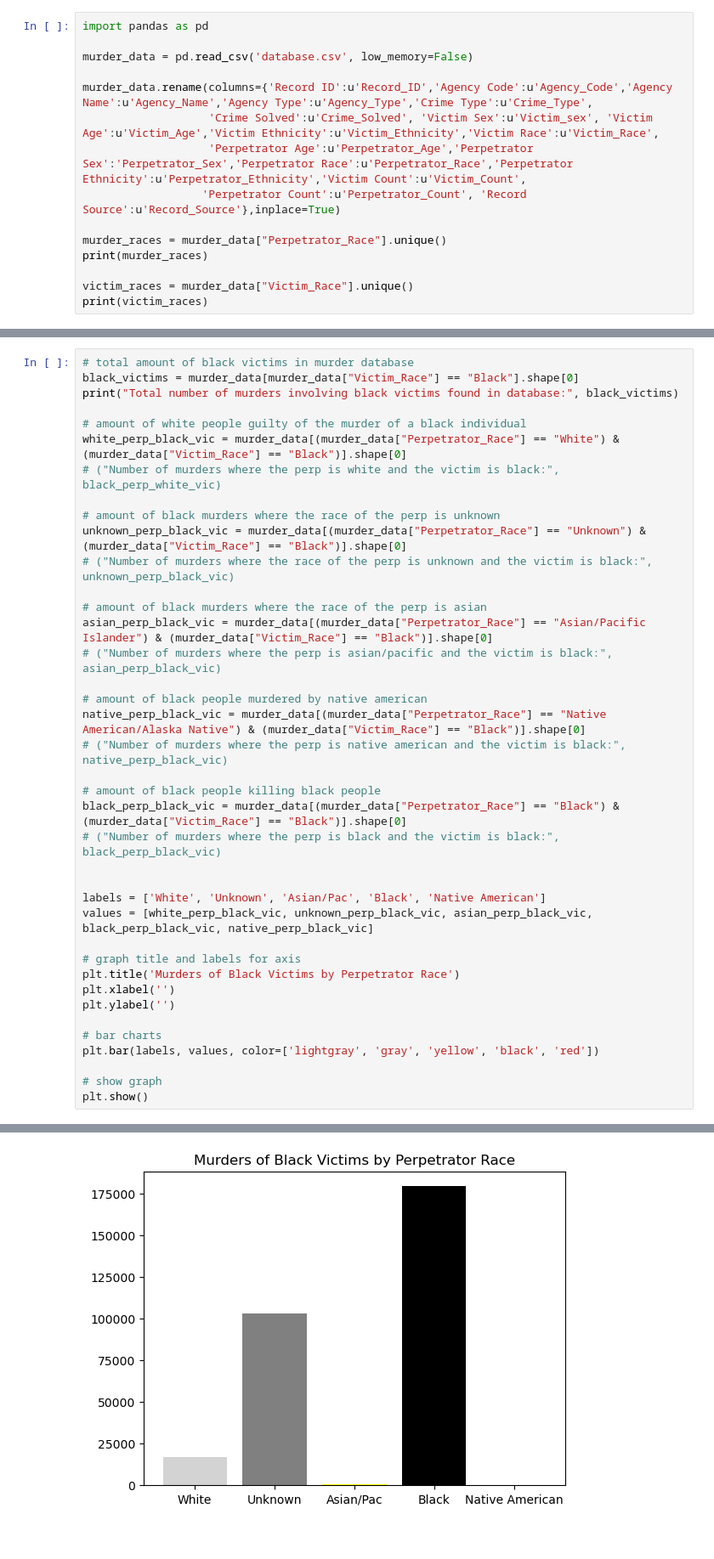
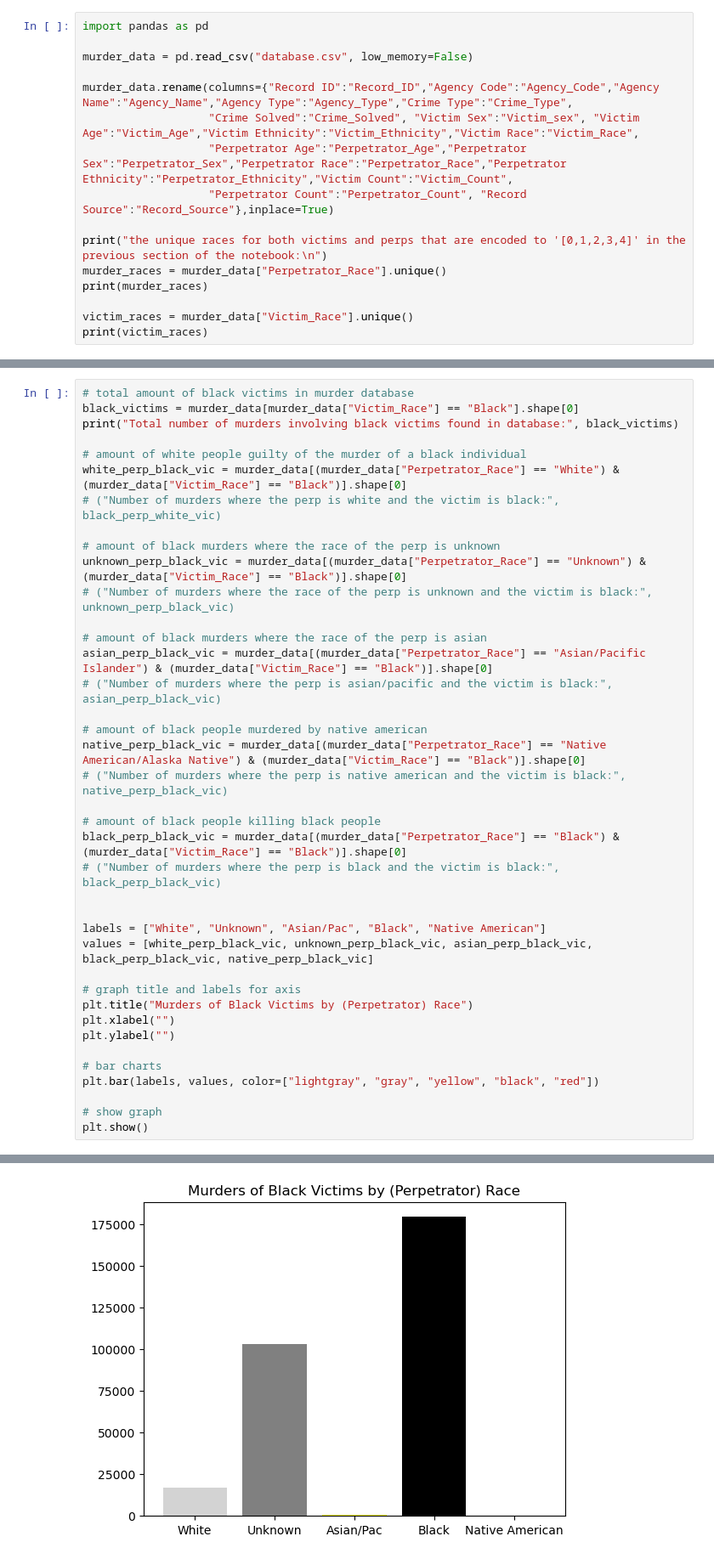
Before and after one commit to peethree/machine-learning, a Jupyter notebook: machine_learning_project.ipynb, the cells around one changed output, grey strips where cells are left out. Shown at 85% size. Cells and saved outputs as stored; diff of their text form.

```diff
--- a/machine_learning_project.ipynb
+++ b/machine_learning_project.ipynb
@@ -83,13 +60,14 @@ Name: Perpetrator_Race, dtype: float64
 # %%
 import pandas as pd
 
-murder_data = pd.read_csv('database.csv', low_memory=False)
+murder_data = pd.read_csv("database.csv", low_memory=False)
 
-murder_data.rename(columns={'Record ID':u'Record_ID','Agency Code':u'Agency_Code','Agency Name':u'Agency_Name','Agency Type':u'Agency_Type','Crime Type':u'Crime_Type',
-                   'Crime Solved':u'Crime_Solved', 'Victim Sex':u'Victim_sex', 'Victim Age':u'Victim_Age','Victim Ethnicity':u'Victim_Ethnicity','Victim Race':u'Victim_Race',
-                   'Perpetrator Age':u'Perpetrator_Age','Perpetrator Sex':'Perpetrator_Sex','Perpetrator Race':u'Perpetrator_Race','Perpetrator Ethnicity':u'Perpetrator_Ethnicity','Victim Count':u'Victim_Count',
-                  'Perpetrator Count':u'Perpetrator_Count', 'Record Source':u'Record_Source'},inplace=True)
+murder_data.rename(columns={"Record ID":"Record_ID","Agency Code":"Agency_Code","Agency Name":"Agency_Name","Agency Type":"Agency_Type","Crime Type":"Crime_Type",
+                   "Crime Solved":"Crime_Solved", "Victim Sex":"Victim_sex", "Victim Age":"Victim_Age","Victim Ethnicity":"Victim_Ethnicity","Victim Race":"Victim_Race",
+                   "Perpetrator Age":"Perpetrator_Age","Perpetrator Sex":"Perpetrator_Sex","Perpetrator Race":"Perpetrator_Race","Perpetrator Ethnicity":"Perpetrator_Ethnicity","Victim Count":"Victim_Count",
+                   "Perpetrator Count":"Perpetrator_Count", "Record Source":"Record_Source"},inplace=True)
 
+print("the unique races for both victims and perps that are encoded to '[0,1,2,3,4]' in the previous section of the notebook:\n")
 murder_races = murder_data["Perpetrator_Race"].unique()
 print(murder_races)
 
@@ -109,37 +89,37 @@ print("Total number of murders involving black victims found in database:", blac
 white_perp_black_vic = murder_data[(murder_data["Perpetrator_Race"] == "White") & (murder_data["Victim_Race"] == "Black")].shape[0]
 # ("Number of murders where the perp is white and the victim is black:", black_perp_white_vic)
 
 # amount of black murders where the race of the perp is unknown
 unknown_perp_black_vic = murder_data[(murder_data["Perpetrator_Race"] == "Unknown") & (murder_data["Victim_Race"] == "Black")].shape[0]
 # ("Number of murders where the race of the perp is unknown and the victim is black:", unknown_perp_black_vic)
 
 # amount of black murders where the race of the perp is asian
 asian_perp_black_vic = murder_data[(murder_data["Perpetrator_Race"] == "Asian/Pacific Islander") & (murder_data["Victim_Race"] == "Black")].shape[0]
 # ("Number of murders where the perp is asian/pacific and the victim is black:", asian_perp_black_vic)
 
 # amount of black people murdered by native american
 native_perp_black_vic = murder_data[(murder_data["Perpetrator_Race"] == "Native American/Alaska Native") & (murder_data["Victim_Race"] == "Black")].shape[0]
 # ("Number of murders where the perp is native american and the victim is black:", native_perp_black_vic)
 
 # amount of black people killing black people
 black_perp_black_vic = murder_data[(murder_data["Perpetrator_Race"] == "Black") & (murder_data["Victim_Race"] == "Black")].shape[0]
 # ("Number of murders where the perp is black and the victim is black:", black_perp_black_vic)
 
 
-labels = ['White', 'Unknown', 'Asian/Pac', 'Black', 'Native American']
+labels = ["White", "Unknown", "Asian/Pac", "Black", "Native American"]
 values = [white_perp_black_vic, unknown_perp_black_vic, asian_perp_black_vic, black_perp_black_vic, native_perp_black_vic]
 
 # graph title and labels for axis
-plt.title('Murders of Black Victims by Perpetrator Race')
-plt.xlabel('')
-plt.ylabel('')
+plt.title("Murders of Black Victims by (Perpetrator) Race")
+plt.xlabel("")
+plt.ylabel("")
 
 # bar charts
-plt.bar(labels, values, color=['lightgray', 'gray', 'yellow', 'black', 'red'])
+plt.bar(labels, values, color=["lightgray", "gray", "yellow", "black", "red"])
 
 # show graph
 plt.show()
 # %% [output]
 Total number of murders involving black victims found in database: 299899
-[figure, old version]
+[figure, new version]
 # %%
```
Also changed, not shown: parts of 8 cells of this notebook.
